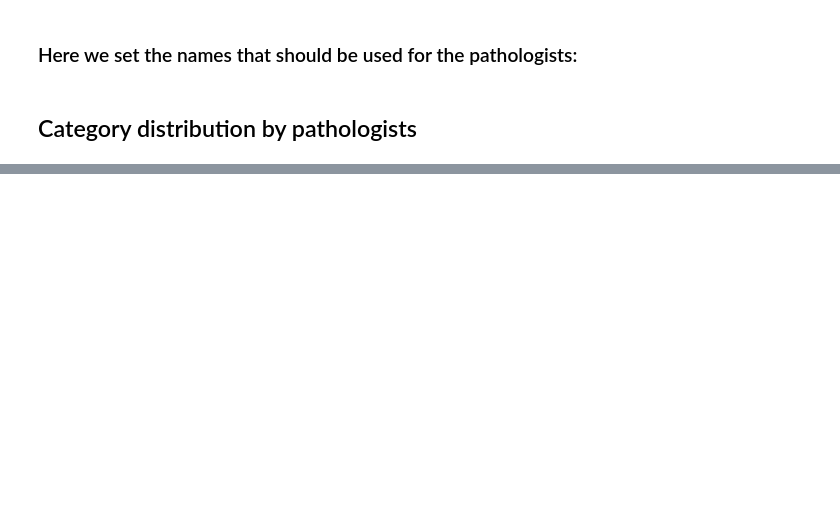
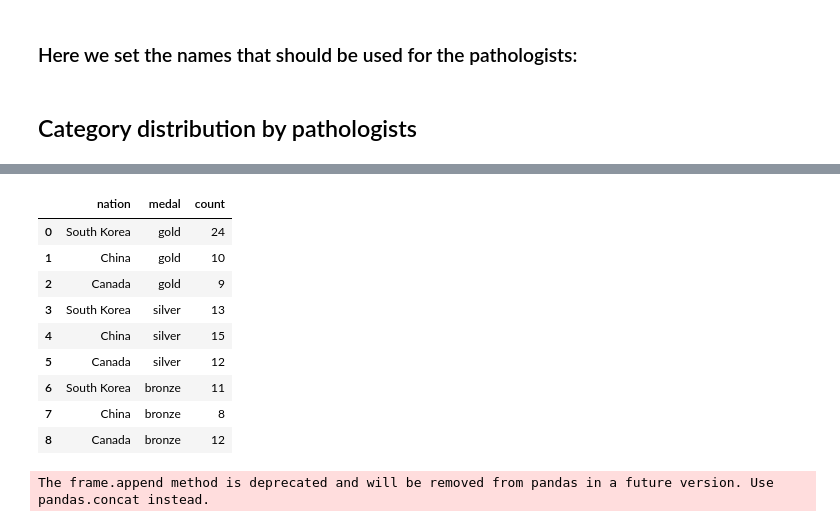
Before and after one commit to mathmax-team/USCAP_Thyroid, a Jupyter notebook: Article_images.ipynb, the cells around one changed output, grey strips where cells are left out. Saved outputs shown, nothing was run; the diff lists cells and outputs as text; code cells hidden in the pictures; blank space fills up the shorter version.

```diff
--- a/Article_images.ipynb
+++ b/Article_images.ipynb
@@ -175,0 +255,45 @@ compare_ratios(counting_data)
+# %%
+import plotly.express as px
+mydf = px.data.medals_long()
+
+fig = px.bar(mydf, x="medal", y="count", color="nation", text="nation")
+fig.show()
+# %%
+mydf
+# %% [output]
+|  | nation | medal | count |
+| 0 | South Korea | gold | 24 |
+| 1 | China | gold | 10 |
+| 2 | Canada | gold | 9 |
+| 3 | South Korea | silver | 13 |
+| 4 | China | silver | 15 |
+| 5 | Canada | silver | 12 |
+| 6 | South Korea | bronze | 11 |
+| 7 | China | bronze | 8 |
+| 8 | Canada | bronze | 12 |
+# %%
+df1 = pd.DataFrame()
+df1['x'] = ['Product A', 'Product B', 'Product C']
+df1['z'] = ['T1','T1','T1']
+df1['y'] = [20, 14, 23]
+
+df2 = pd.DataFrame()
+df2['x'] = ['Product A', 'Product B', 'Product C']
+df2['z'] = ['T2','T2','T2']
+df2['y'] = [40, 10, 55]
+
+df = df1.append(df2)
+
+fig = px.bar(df,
+            y="x",
+            x="y",
+            text='y',
+            color='z',barmode='stack')
+fig.show()
+
+
+# fig.for_each_trace(lambda t: print(t))
+fig.for_each_trace(lambda t: t.update(text = []) if t.name not in ['T2'] else ())
+fig.show()
+# %% [output]
+The frame.append method is deprecated and will be removed from pandas in a future version. Use pandas.concat instead.
```
Also changed, not shown: parts of 20 cells of this notebook.
